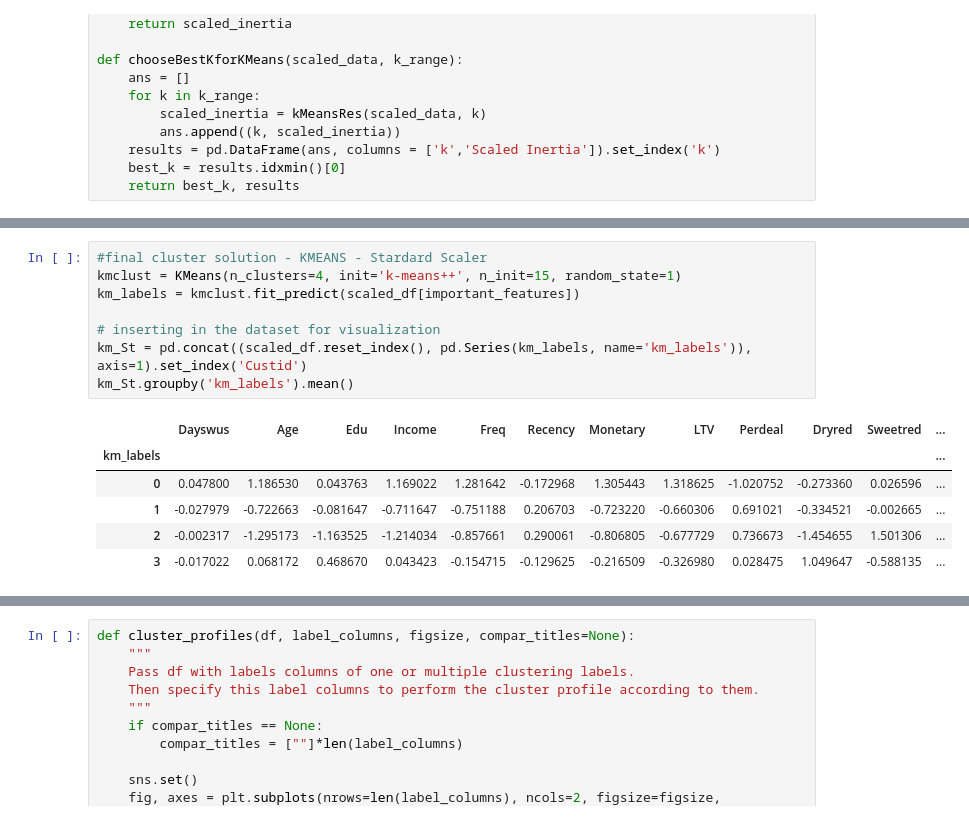
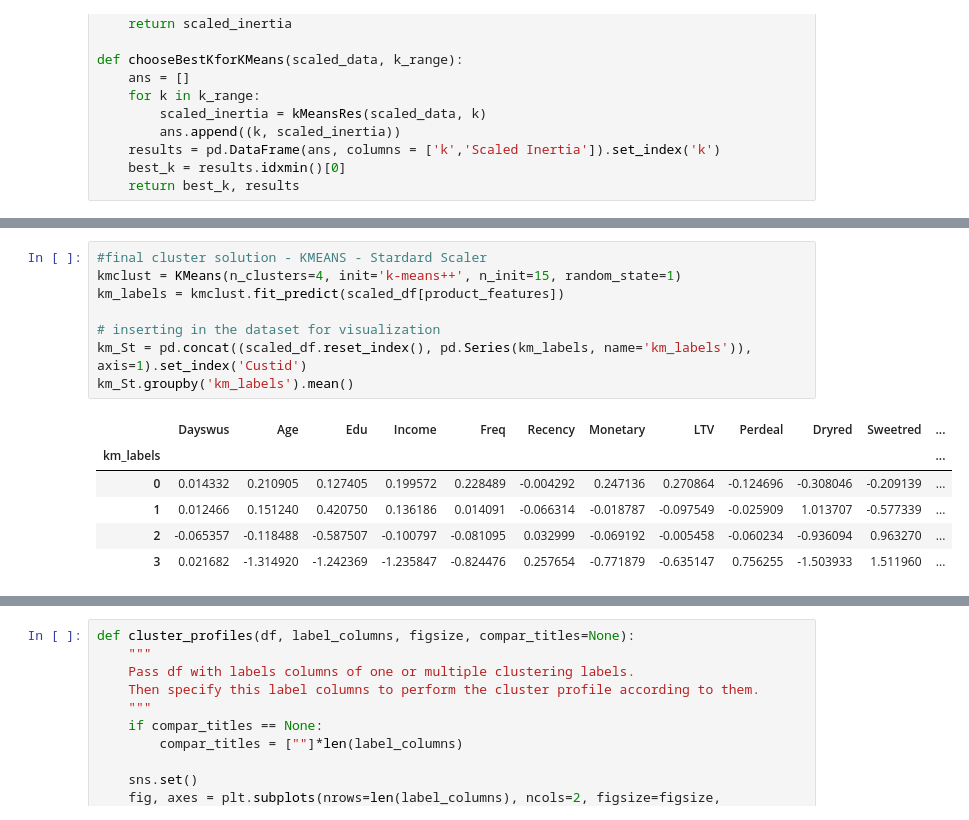
Before and after one commit to diogobulhosa/BC1, a Jupyter notebook: scripts/kmeans_analysis_product.ipynb, the cells around one changed output, grey strips where cells are left out. Cells and saved outputs as stored; diff of their text form.

```diff
--- a/scripts/kmeans_analysis_product.ipynb
+++ b/scripts/kmeans_analysis_product.ipynb
@@ -129,15 +192,15 @@ important_features = ['Dayswus', 'Age', 'Edu', 'Freq', 'Recency', 'Monetary', 'L
 # %%
 #final cluster solution - KMEANS - Stardard Scaler
 kmclust = KMeans(n_clusters=4, init='k-means++', n_init=15, random_state=1)
-km_labels = kmclust.fit_predict(scaled_df[important_features])
+km_labels = kmclust.fit_predict(scaled_df[product_features])
 
 # inserting in the dataset for visualization
 km_St = pd.concat((scaled_df.reset_index(), pd.Series(km_labels, name='km_labels')), axis=1).set_index('Custid')
 km_St.groupby('km_labels').mean()
 # %% [output]
 |  | Dayswus | Age | Edu | Income | Freq | Recency | Monetary | LTV | Perdeal | Dryred | Sweetred | ... |
 | km_labels |  |  |  |  |  |  |  |  |  |  |  | ... |
-| 0 | 0.047800 | 1.186530 | 0.043763 | 1.169022 | 1.281642 | -0.172968 | 1.305443 | 1.318625 | -1.020752 | -0.273360 | 0.026596 | ... |
-| 1 | -0.027979 | -0.722663 | -0.081647 | -0.711647 | -0.751188 | 0.206703 | -0.723220 | -0.660306 | 0.691021 | -0.334521 | -0.002665 | ... |
-| 2 | -0.002317 | -1.295173 | -1.163525 | -1.214034 | -0.857661 | 0.290061 | -0.806805 | -0.677729 | 0.736673 | -1.454655 | 1.501306 | ... |
-| 3 | -0.017022 | 0.068172 | 0.468670 | 0.043423 | -0.154715 | -0.129625 | -0.216509 | -0.326980 | 0.028475 | 1.049647 | -0.588135 | ... |
+| 0 | 0.014332 | 0.210905 | 0.127405 | 0.199572 | 0.228489 | -0.004292 | 0.247136 | 0.270864 | -0.124696 | -0.308046 | -0.209139 | ... |
+| 1 | 0.012466 | 0.151240 | 0.420750 | 0.136186 | 0.014091 | -0.066314 | -0.018787 | -0.097549 | -0.025909 | 1.013707 | -0.577339 | ... |
+| 2 | -0.065357 | -0.118488 | -0.587507 | -0.100797 | -0.081095 | 0.032999 | -0.069192 | -0.005458 | -0.060234 | -0.936094 | 0.963270 | ... |
+| 3 | 0.021682 | -1.314920 | -1.242369 | -1.235847 | -0.824476 | 0.257654 | -0.771879 | -0.635147 | 0.756255 | -1.503933 | 1.511960 | ... |
```
Also changed, not shown: parts of 19 cells of this notebook.
